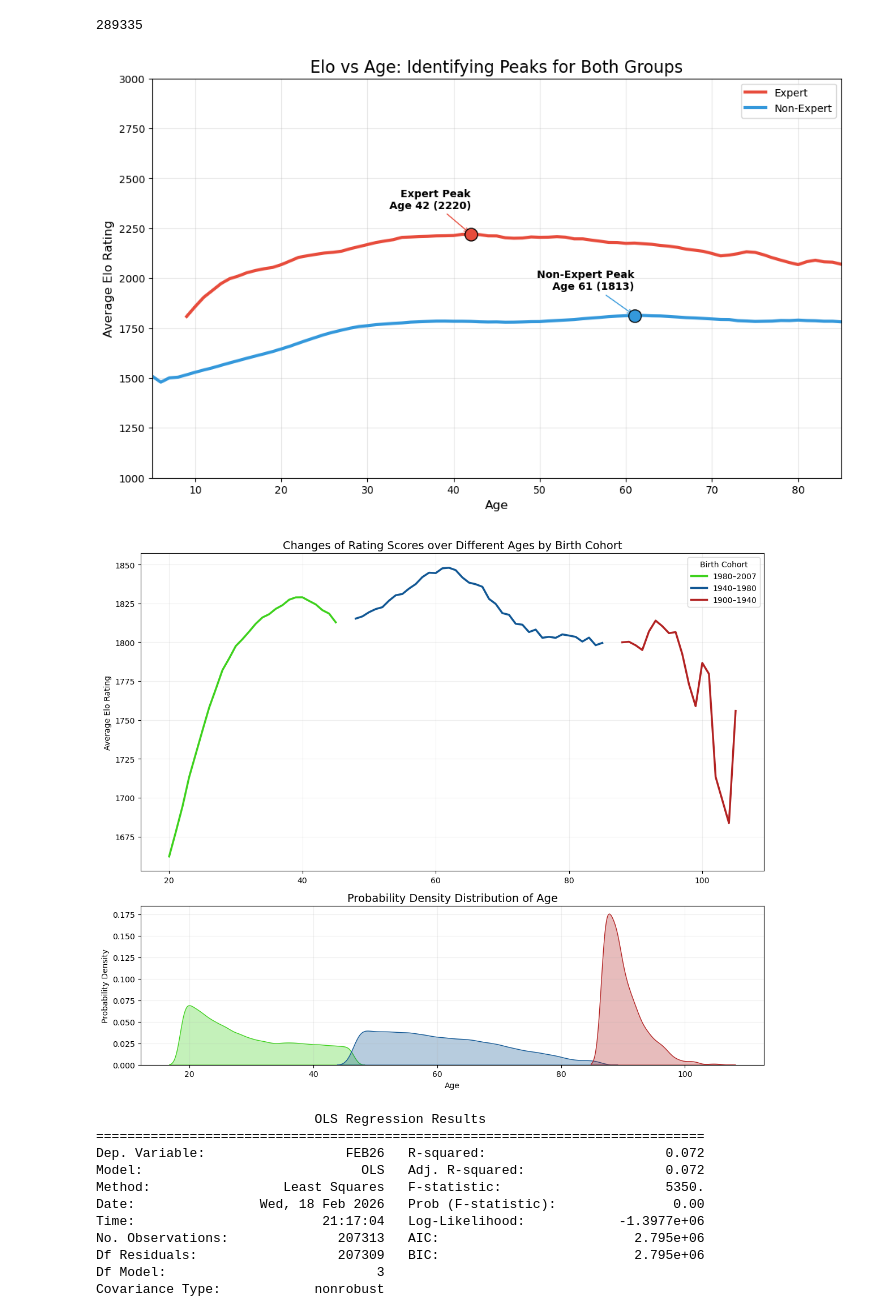
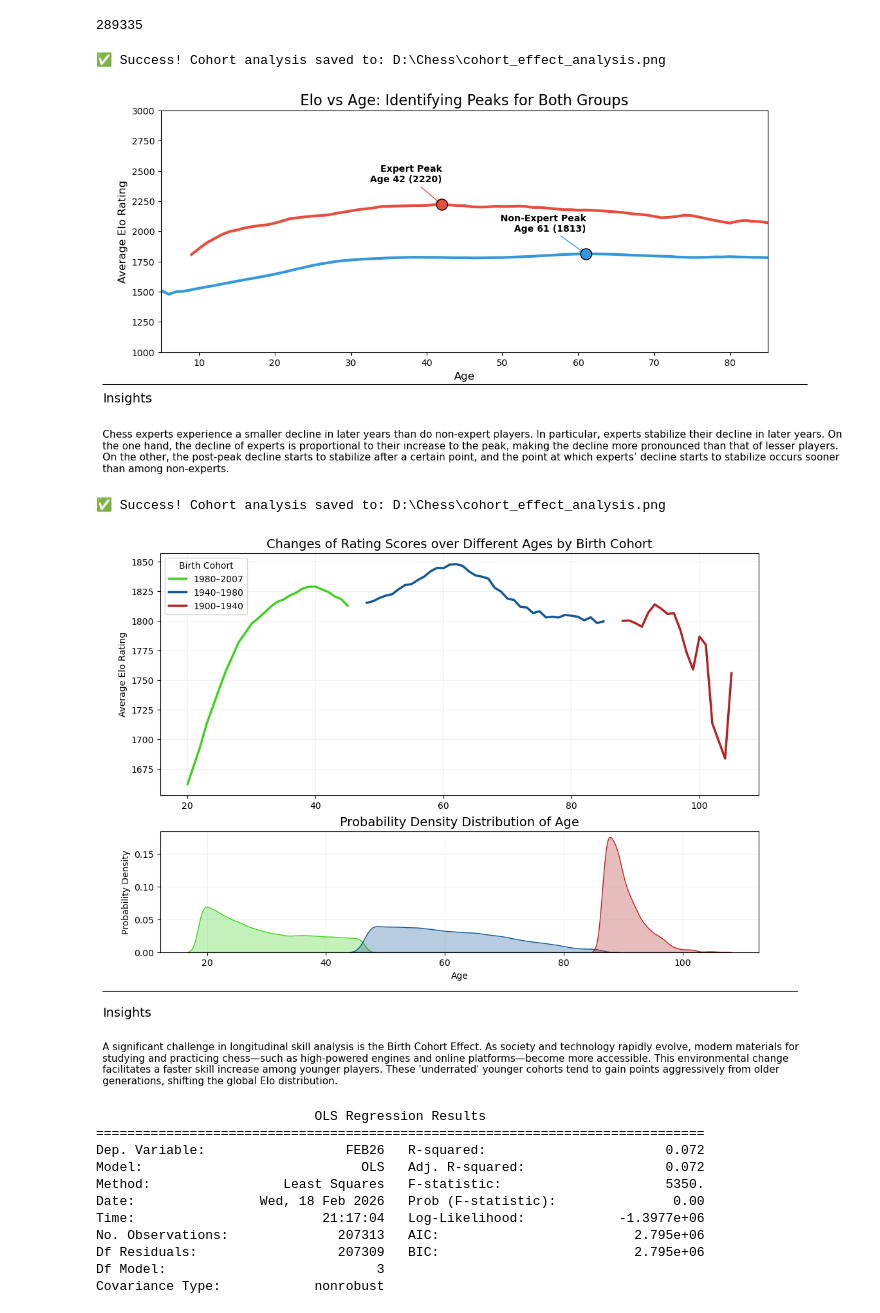
Before and after one commit to SalmaAllam8/chess-players-performance-analysis-, a Jupyter notebook: FIDE blitz.ipynb, the cells around one changed output. Saved outputs shown, nothing was run; the diff lists cells and outputs as text; code cells hidden in the pictures.

Commit message:
"insights for the chess players pyschology  analysis"

```diff
--- a/FIDE blitz.ipynb
+++ b/FIDE blitz.ipynb
@@ -54,36 +54,62 @@ for cat in ['Expert', 'Non-Expert']:
 
     # Plot the main line
     plt.plot(subset['Age'], subset['Smoothed'], label=cat, color=colors[cat], linewidth=3)
 
     # 4. Finding the Peak within a "Competitive Window" (Ages 15-65)
     # This ignores the 'noise' from very young or very old players
     peak_window = subset[(subset['Age'] >= 15) & (subset['Age'] <= 65)]
 
     if not peak_window.empty:
         peak_idx = peak_window['Smoothed'].idxmax()
         peak_age = peak_window.loc[peak_idx, 'Age']
         peak_elo = peak_window.loc[peak_idx, 'Smoothed']
 
         # 5. Adding the Markers
         plt.scatter(peak_age, peak_elo, color=colors[cat], s=150, edgecolors='black', zorder=5)
         plt.annotate(f'{cat} Peak\nAge {int(peak_age)} ({int(peak_elo)})',
                      xy=(peak_age, peak_elo),
                      xytext=(0, 25),
                      textcoords='offset points',
                      ha='right', fontsize=10, fontweight='bold',
                      arrowprops=dict(arrowstyle='->', color=colors[cat]))
 
 # Final touches
 plt.title('Elo vs Age: Identifying Peaks for Both Groups', fontsize=16)
 plt.xlabel('Age', fontsize=12)
 plt.ylabel('Average Elo Rating', fontsize=12)
 plt.ylim(1000,3000)
 plt.xlim(5, 85)
-plt.legend()
-plt.grid(True, alpha=0.3)
+
+# Adjust layout to make room for the large text block
+plt.subplots_adjust(bottom=0.35)
+
+# --- Add Horizontal Line and Insights ---
+
+# Formal divider line
+line = plt.Line2D([0.05, 0.95], [0.28, 0.28], transform=plt.gcf().transFigure, color='black', linewidth=0.8)
+plt.gcf().lines.append(line)
+
+# Insight Title
+plt.figtext(0.05, 0.24, "Insights", fontsize=14, ha='left')
+
+# Your specific analysis text
+insight_text = (
+    "Chess experts experience a smaller decline in later years than do non-expert players. "
+    "In particular, experts stabilize their decline in later years. On the one hand, the decline of experts "
+    "is proportional to their increase to the peak, making the decline more pronounced than that of lesser players. "
+    "On the other, the post-peak decline starts to stabilize after a certain point, and the point at which experts’ "
+    "decline starts to stabilize occurs sooner than among non-experts."
+)
+
+plt.figtext(0.05, 0.18, insight_text, fontsize=11, ha='left', va='top', wrap=True)
+# Save the final analysis
+save_path = r"D:\Chess\cohort_effect_analysis.png"
+plt.savefig(save_path, bbox_inches='tight', dpi=300)
+print(f"✅ Success! Cohort analysis saved to: {save_path}")
 plt.show()
 # %% [output]
+✅ Success! Cohort analysis saved to: D:\Chess\cohort_effect_analysis.png
-[figure, old version]
+[figure, new version]
 # %%
 # 1. Define the Birth Cohorts based on your criteria
 def categorize_cohort(year):
@@ -128,10 +154,37 @@ ax2.set_xlabel('Age')
 ax2.set_ylabel('Probability Density')
 ax2.grid(True, alpha=0.2)
 
-plt.tight_layout()
+# Adjust margins: bottom=0.32 gives the footer exactly enough room
+plt.subplots_adjust(top=0.94, bottom=0.32)
+
+# --- Add Horizontal Line and Insights ---
+
+# Formal divider line - positioned carefully between plot and text
+line = plt.Line2D([0.05, 0.95], [0.26, 0.26], transform=fig.transFigure, color='black', linewidth=0.8)
+fig.lines.append(line)
+
+# Insight Title
+plt.figtext(0.05, 0.22, "Insights", fontsize=14, ha='left')
+
+# Your insight text
+insight_text = (
+    "A significant challenge in longitudinal skill analysis is the Birth Cohort Effect. "
+    "As society and technology rapidly evolve, modern materials for studying and practicing chess—"
+    "such as high-powered engines and online platforms—become more accessible. This environmental change "
+    "facilitates a faster skill increase among younger players. These 'underrated' younger cohorts "
+    "tend to gain points aggressively from older generations, shifting the global Elo distribution."
+)
+
+plt.figtext(0.05, 0.18, insight_text, fontsize=11, ha='left', va='top', wrap=True)
+
+# Save the final analysis
+save_path = r"D:\Chess\cohort_effect_analysis.png"
+plt.savefig(save_path, bbox_inches='tight', dpi=300)
+print(f"✅ Success! Cohort analysis saved to: {save_path}")
 plt.show()
 # %% [output]
+✅ Success! Cohort analysis saved to: D:\Chess\cohort_effect_analysis.png
-[figure, old version]
+[figure, new version]
 # %%
 # 1. Prepare the two groups
 def categorize(year):
```
